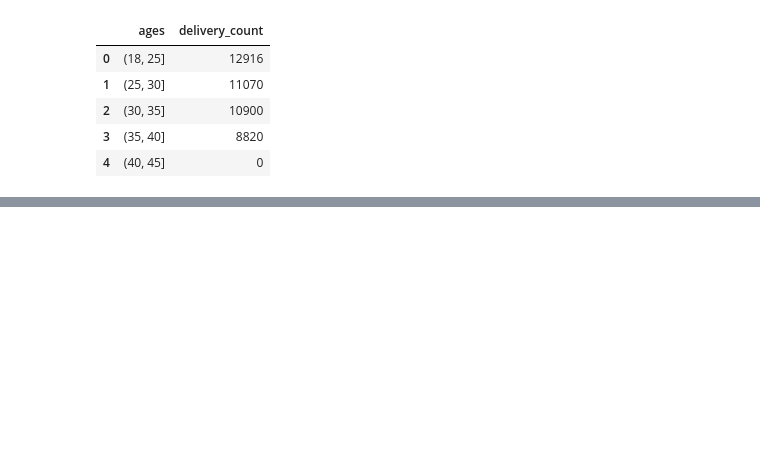
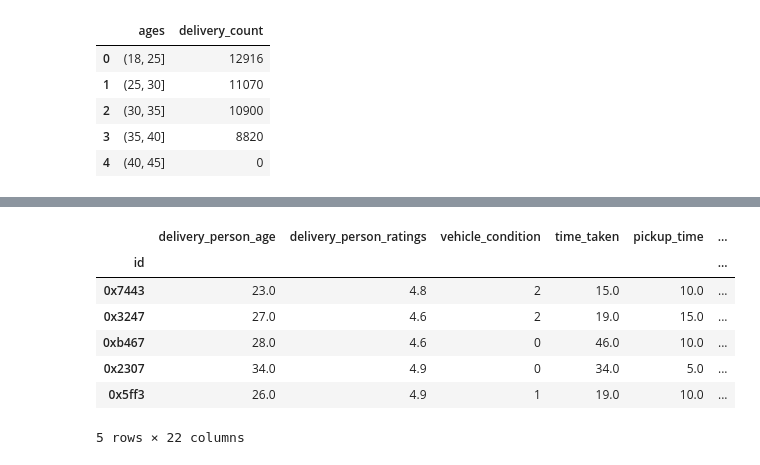
Before and after one commit to jeet2722/foodDelivery, a Jupyter notebook: file.ipynb, the cells around one changed output, grey strips where cells are left out. Drawn from its saved outputs; the diff is of its cells as text; code cells hidden in the pictures; blank space fills up the shorter version.

```diff
--- a/file.ipynb
+++ b/file.ipynb
@@ -161,9 +132,24 @@ df = df.drop(['id', 'deliverypersonid', 'deliverypersonage', 'deliverypersonrati
 # %%
-city_df = pd.get_dummies(df['City'], drop_first= True)
-festival_df = pd.get_dummies(df['Festival'], drop_first= True)
-vehicle_df = pd.get_dummies(df['Type_of_vehicle'], drop_first= True)
-order_df = pd.get_dummies(df['Type_of_order'], drop_first= True)
-traffic_density_df = pd.get_dummies(df['Road_traffic_density'], drop_first= True)
-weather_df = pd.get_dummies(df['Weatherconditions'], drop_first= True)
+city_df = pd.get_dummies(df['city'], drop_first= True)
+festival_df = pd.get_dummies(df['festival'], drop_first= True)
+vehicle_df = pd.get_dummies(df['type_of_vehicle'], drop_first= True)
+order_df = pd.get_dummies(df['type_of_order'], drop_first= True)
+traffic_density_df = pd.get_dummies(df['road_traffic_density'], drop_first= True)
+weather_df = pd.get_dummies(df['weather_conditions'], drop_first= True)
 df = pd.concat([df,city_df,festival_df,vehicle_df,order_df,traffic_density_df,weather_df], axis = 1)
-df
+df = df.drop(['delivery_person_id',
+       'order_date', 'time_orderd', 'weather_conditions', 'road_traffic_density',
+        'type_of_order', 'type_of_vehicle',
+       'multiple_deliveries', 'festival', 'city',
+       'ordered_month', 'ages'], axis = 1)
+df = df.set_index('id')
+df.head()
+# %% [output]
+|  | delivery_person_age | delivery_person_ratings | vehicle_condition | time_taken | pickup_time | ... |
+| id |  |  |  |  |  | ... |
+| 0x7443 | 23.0 | 4.8 | 2 | 15.0 | 10.0 | ... |
+| 0x3247 | 27.0 | 4.6 | 2 | 19.0 | 15.0 | ... |
+| 0xb467 | 28.0 | 4.6 | 0 | 46.0 | 10.0 | ... |
+| 0x2307 | 34.0 | 4.9 | 0 | 34.0 | 5.0 | ... |
+| 0x5ff3 | 26.0 | 4.9 | 1 | 19.0 | 10.0 | ... |
+5 rows × 22 columns
```
Also changed, not shown: parts of 12 cells of this notebook, 2 other files.
